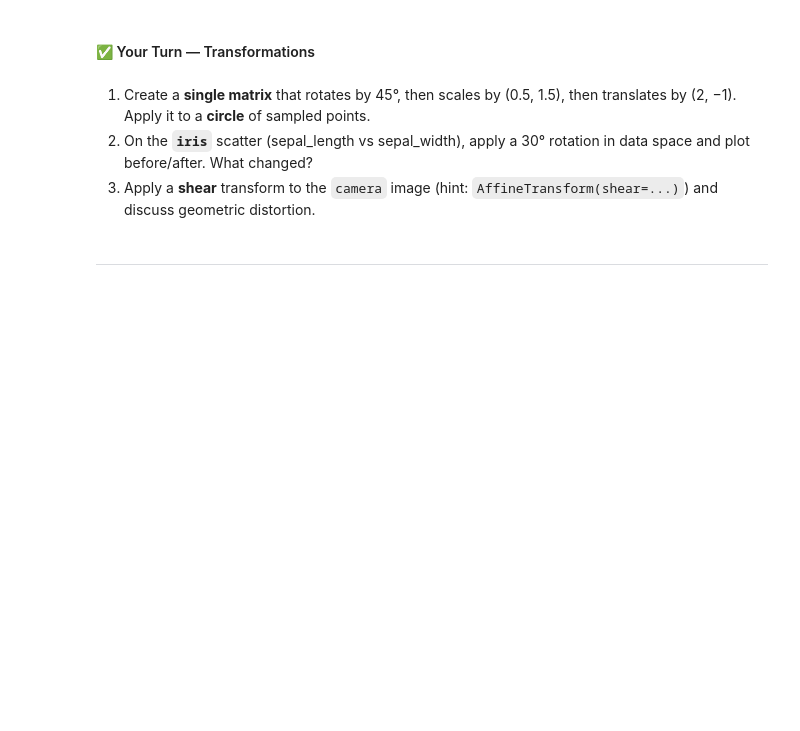
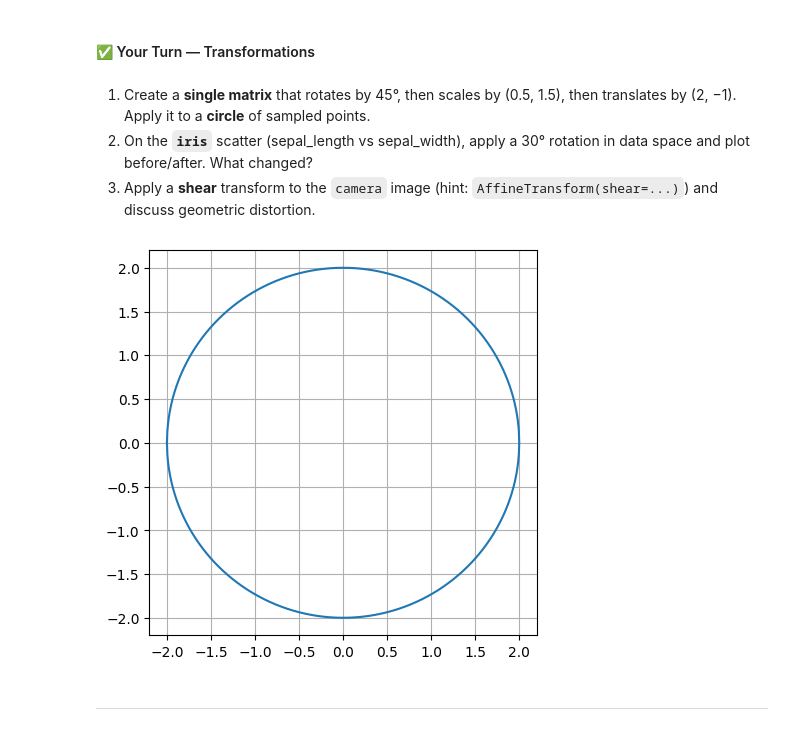
Before and after one commit to Musfique-Ahmed/DataViz-Lab, a Jupyter notebook: Class 3/DataViz_Lab02.ipynb, the cells around one changed output. Drawn from its saved outputs; the diff is of its cells as text; code cells hidden in the pictures; blank space fills up the shorter version.

```diff
--- a/Class 3/DataViz_Lab02.ipynb
+++ b/Class 3/DataViz_Lab02.ipynb
@@ -275,6 +363,20 @@ plt.show()
 3) Apply a **shear** transform to the `camera` image (hint: `AffineTransform(shear=...)`) and discuss geometric distortion.
 # %%
 # TODO: Your code for B.Your Turn
+import numpy as np
+r = 2
+
+x = np.linspace(-r, r, 1000)
+y = np.sqrt(r**2 - x**2)
+
+x = np.concatenate([x, -x])
+y = np.concatenate([y, -y])
+
+plt.figure(figsize=(5,5))
+plt.plot(x,y)
+plt.show()
+# %% [output]
+[figure, added]
 # %% [markdown]
 ---
 # %% [markdown]
```
Also changed, not shown: parts of 12 cells of this notebook, 2 other files.
